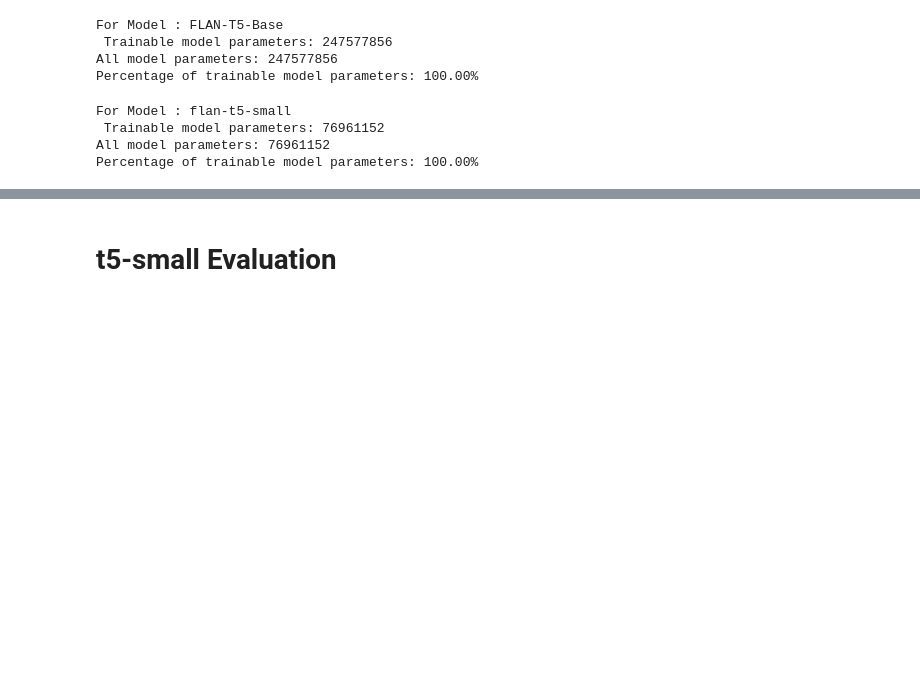
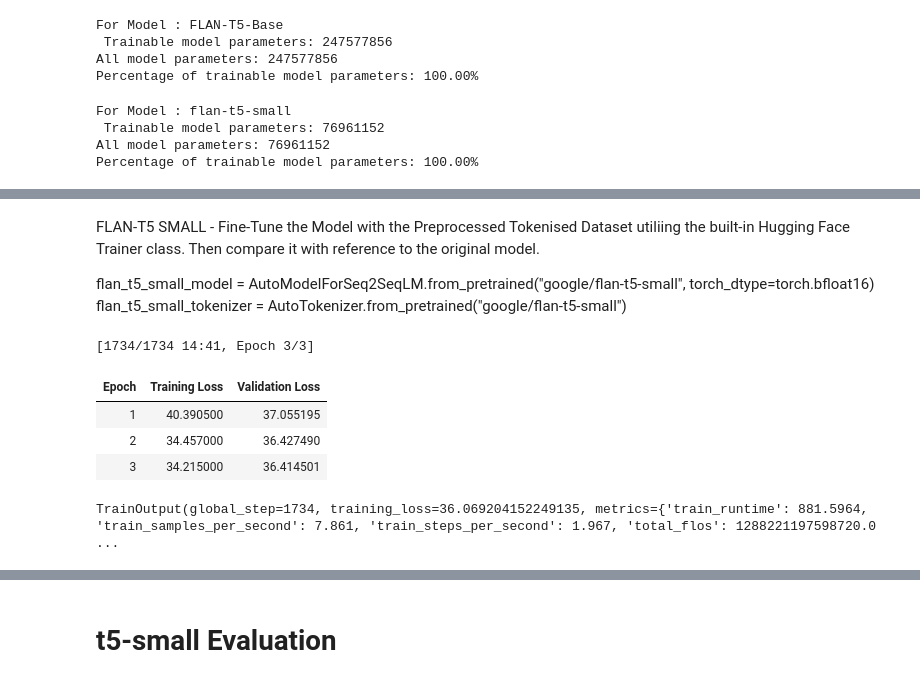
Before and after one commit to nutworker/qM-AI-L, a Jupyter notebook: email-subject/model-tuning/AESLC_tuning.ipynb, the cells around one changed output, grey strips where cells are left out. Saved outputs shown, nothing was run; the diff lists cells and outputs as text; code cells hidden in the pictures; blank space fills up the shorter version.

```diff
--- a/email-subject/model-tuning/AESLC_tuning.ipynb
+++ b/email-subject/model-tuning/AESLC_tuning.ipynb
@@ -708,0 +775,49 @@ tokenized_train_datasets, tokenized_test_datasets
+# %% [markdown]
+FLAN-T5 SMALL - Fine-Tune the Model with the Preprocessed Tokenised Dataset utiliing the built-in Hugging Face Trainer class. Then compare it with reference to the original model.
+
+flan_t5_small_model = AutoModelForSeq2SeqLM.from_pretrained("google/flan-t5-small", torch_dtype=torch.bfloat16)
+flan_t5_small_tokenizer = AutoTokenizer.from_pretrained("google/flan-t5-small")
+# %%
+# Tokenization for FLAN-T5 SMALL model
+def flan_t5_small_tokenize_function(example):
+    start_prompt = 'Generate the subject line for the following email.\n\nEmail:'
+    end_prompt = '\nSubject:\n'
+    prompt = [start_prompt + email + end_prompt for email in example["cleaned_emails"]]
+    example['input_ids'] = flan_t5_small_tokenizer(prompt, padding="max_length", truncation=True, return_tensors="pt").input_ids
+    example['labels'] = flan_t5_small_tokenizer(example["subject"], padding="max_length", truncation=True, return_tensors="pt").input_ids
+
+    return example
+
+# The dataset actually contains 3 diff splits: train, validation, test.
+# The tokenize_function code is handling all data across all splits in batches.
+tokenized_train_datasets = train_dataset.map(flan_t5_small_tokenize_function, batched=True)
+tokenized_test_datasets = test_dataset.map(flan_t5_small_tokenize_function, batched=True)
+# %%
+# Define training arguments
+training_args = TrainingArguments(
+    output_dir='./results',
+    evaluation_strategy='epoch',
+    learning_rate=2e-5,
+    per_device_train_batch_size=4,
+    per_device_eval_batch_size=4,
+    num_train_epochs=3,
+    weight_decay=0.01,
+)
+
+# Define Trainer
+trainer = Trainer(
+    model=flan_t5_small_model,
+    args=training_args,
+    train_dataset=tokenized_train_datasets,
+    eval_dataset=tokenized_test_datasets,
+)
+
+# Train the model
+trainer.train()
+# %% [output]
+[1734/1734 14:41, Epoch 3/3]
+| Epoch | Training Loss | Validation Loss |
+| 1 | 40.390500 | 37.055195 |
+| 2 | 34.457000 | 36.427490 |
+| 3 | 34.215000 | 36.414501 |
+TrainOutput(global_step=1734, training_loss=36.069204152249135, metrics={'train_runtime': 881.5964, 'train_samples_per_second': 7.861, 'train_steps_per_second': 1.967, 'total_flos': 1288221197598720.0 ...
```
Also changed, not shown: parts of 63 cells of this notebook.
